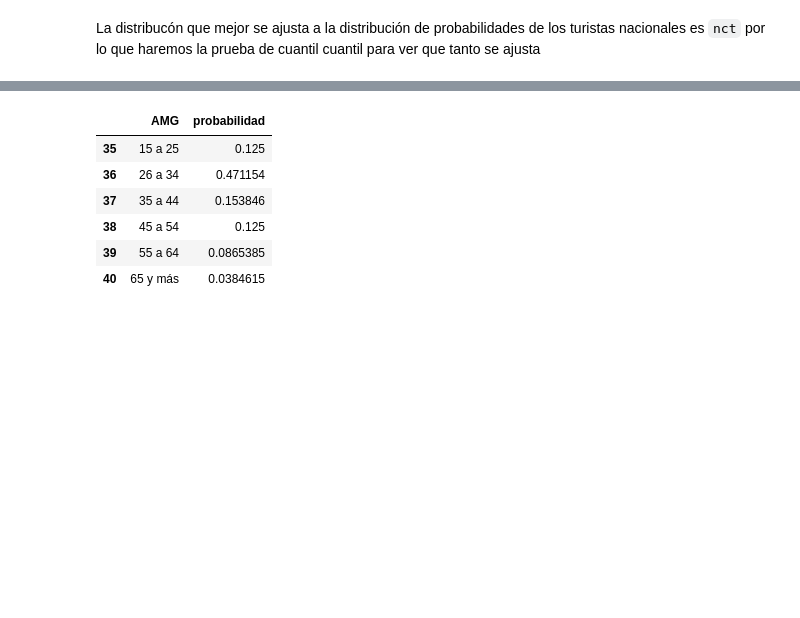
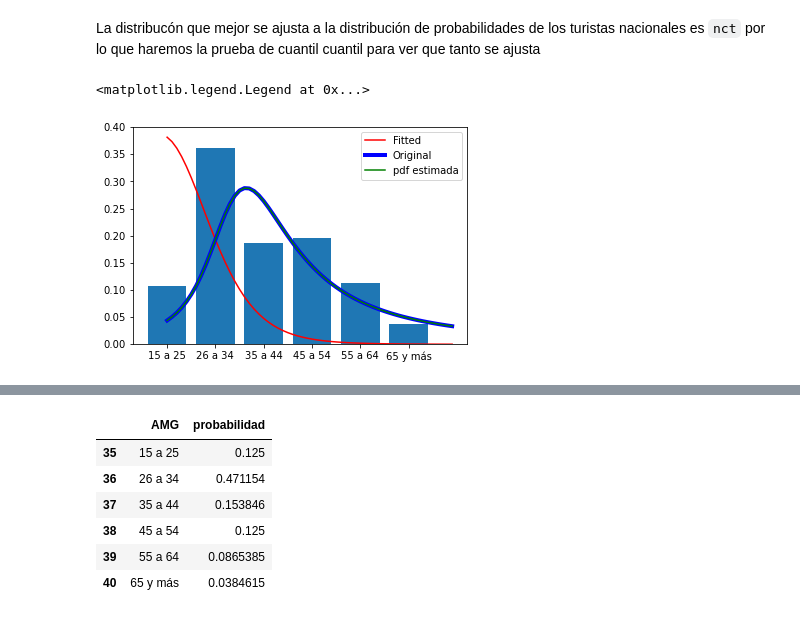
Before and after one commit to ariadnagalindom/Proyecto_GIMontoya_ADGalindo, a Jupyter notebook: PRoyecto_GIMontoya_ADGalindo.ipynb, the cells around one changed output, grey strips where cells are left out. Cells and saved outputs as stored; diff of their text form; code cells hidden in the pictures; blank space fills up the shorter version.

```diff
--- a/PRoyecto_GIMontoya_ADGalindo.ipynb
+++ b/PRoyecto_GIMontoya_ADGalindo.ipynb
@@ -314,0 +313,17 @@ La distribucón que mejor se ajusta a la distribución de probabilidades de los
+# %%
+dist='nct'
+datos=np.array(nac_edad.probabilidad,dtype=float)
+parametros=getattr(st, dist).fit(datos)
+
+plt.bar(nac_edad.AMG,nac_edad.probabilidad)
+x = np.arange(0,6,0.1)
+y = st.nct.pdf(x,parametros[0],parametros[2],parametros[3])
+
+pdf = st.nct.pdf(x,1,1,1,1)
+plt.plot(x,y,'r-',label='Fitted')
+plt.plot(x,pdf,'b-',label='Original',lw=4)
+plt.plot(x,pdf,label='pdf estimada',color='g')
+plt.legend()
+# %% [output]
+<matplotlib.legend.Legend at 0x...>
+[figure, added]
```
Also changed, not shown: parts of 3 cells of this notebook.
